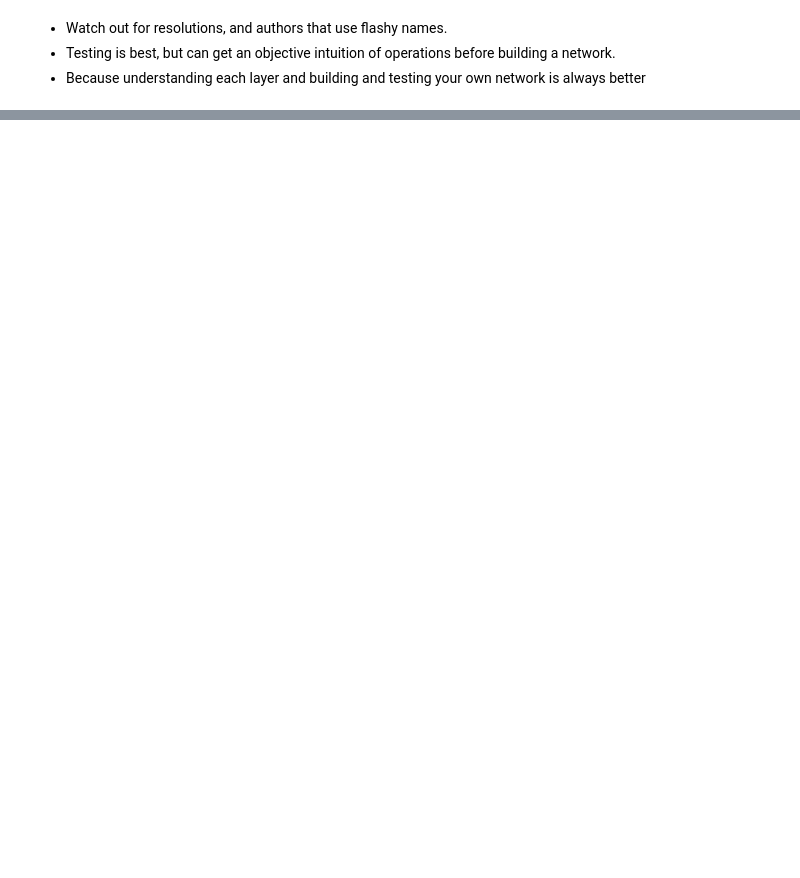
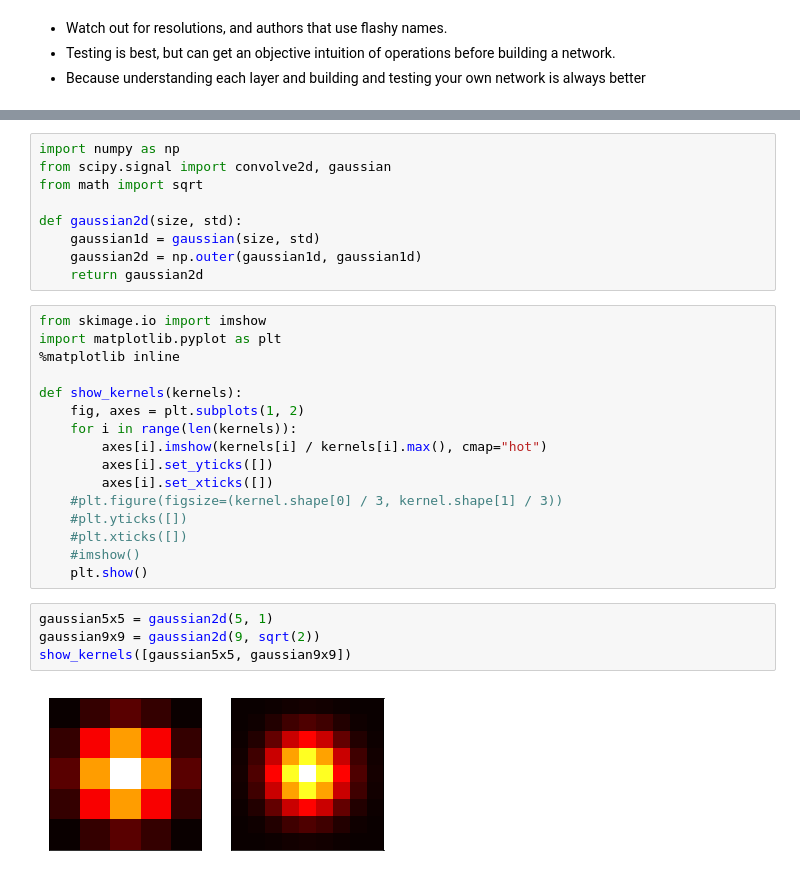
Before and after one commit to sgvandijk/notebooks, a Jupyter notebook: practical_deep_learning/practical_deep_learning.ipynb, the cells around one changed output, grey strips where cells are left out. Cells and saved outputs as stored; diff of their text form; blank space fills up the shorter version.

```diff
--- a/practical_deep_learning/practical_deep_learning.ipynb
+++ b/practical_deep_learning/practical_deep_learning.ipynb
@@ -165,0 +196,31 @@ $W \times H \times C \times F \times N^2$
+# %%
+import numpy as np
+from scipy.signal import convolve2d, gaussian
+from math import sqrt
+
+def gaussian2d(size, std):
+    gaussian1d = gaussian(size, std)
+    gaussian2d = np.outer(gaussian1d, gaussian1d)
+    return gaussian2d
+# %%
+from skimage.io import imshow
+import matplotlib.pyplot as plt
+%matplotlib inline
+
+def show_kernels(kernels):
+    fig, axes = plt.subplots(1, 2)
+    for i in range(len(kernels)):
+        axes[i].imshow(kernels[i] / kernels[i].max(), cmap="hot")
+        axes[i].set_yticks([])
+        axes[i].set_xticks([])
+    #plt.figure(figsize=(kernel.shape[0] / 3, kernel.shape[1] / 3))
+    #plt.yticks([])
+    #plt.xticks([])
+    #imshow()
+    plt.show()
+# %%
+gaussian5x5 = gaussian2d(5, 1)
+gaussian9x9 = gaussian2d(9, sqrt(2))
+show_kernels([gaussian5x5, gaussian9x9])
+# %% [output]
+[figure, added]
```
Also changed, not shown: parts of 45 cells of this notebook, 13 other files.
